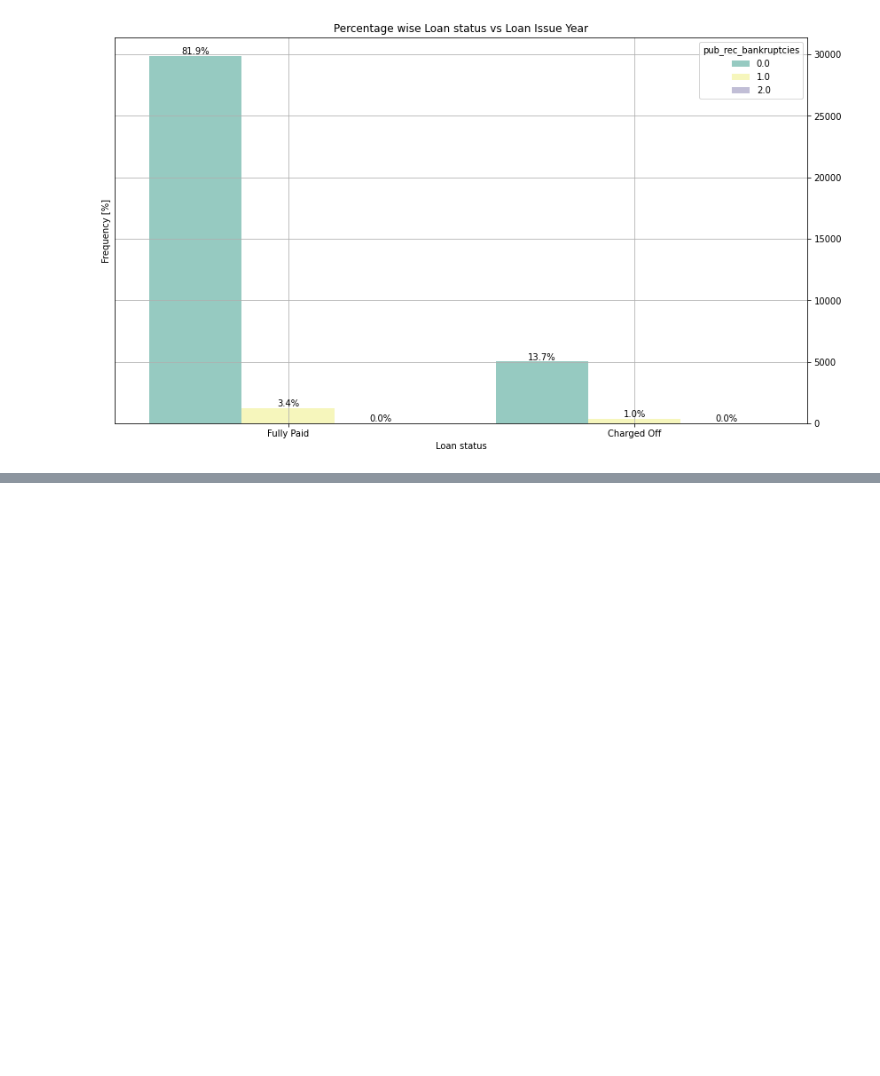
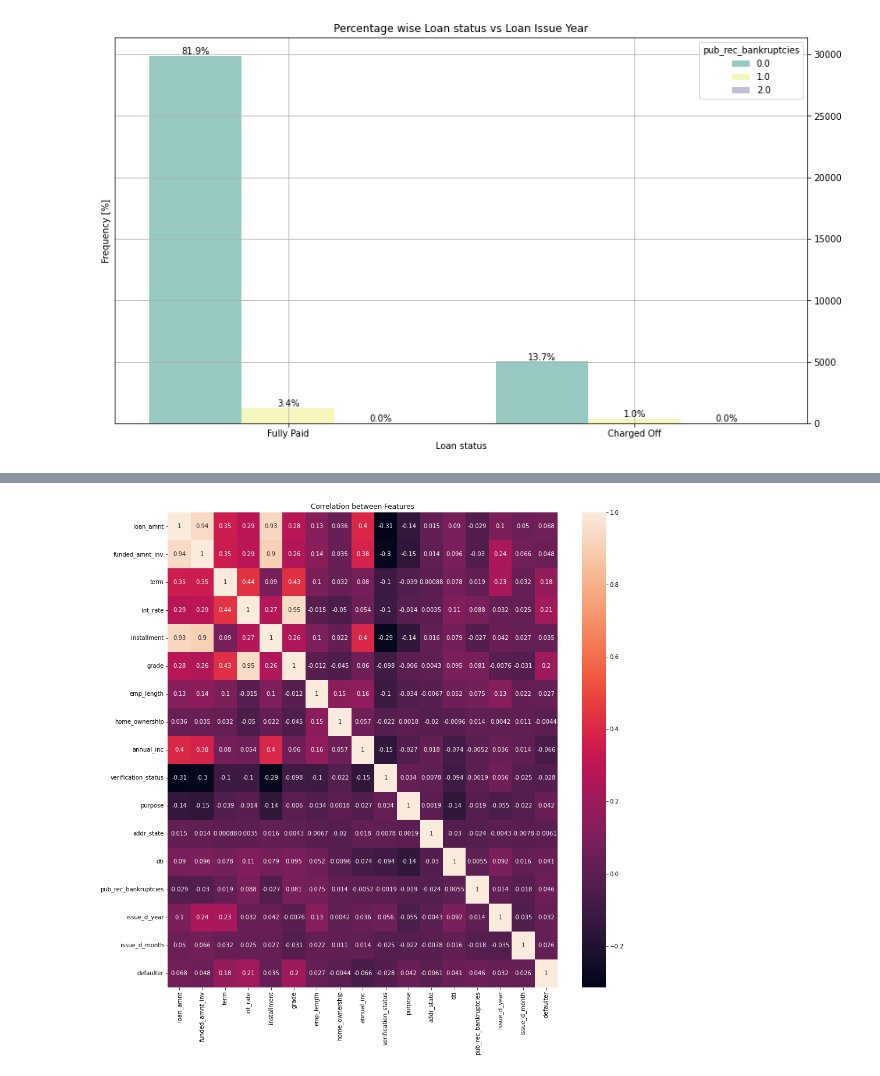
Before and after one commit to rahul2july/lendingclubcasestudy, a Jupyter notebook: rahulgupta.ipynb, the cells around one changed output, grey strips where cells are left out. Cells and saved outputs as stored; diff of their text form; code cells hidden in the pictures; blank space fills up the shorter version.

```diff
--- a/rahulgupta.ipynb
+++ b/rahulgupta.ipynb
@@ -504,0 +594,13 @@ plt_graph(loan_df, "loan_status",'Loan status','Percentage wise Loan status vs L
+# %%
+# Drawing heapmap
+
+corr_matrix = loan_df.corr()
+plt.figure(figsize=(15, 15))
+#plotting correlatioon matric on a heat map
+ax = sns.heatmap(corr_matrix, annot = True)
+#top, bottom = ax.get_ylim()
+#ax.set_ylim(top+0.5, bottom-0.5)
+plt.title("Correlation between Features")
+plt.show()
+# %% [output]
+[figure, added]
```
Also changed, not shown: parts of 13 cells of this notebook, 1 other file.
